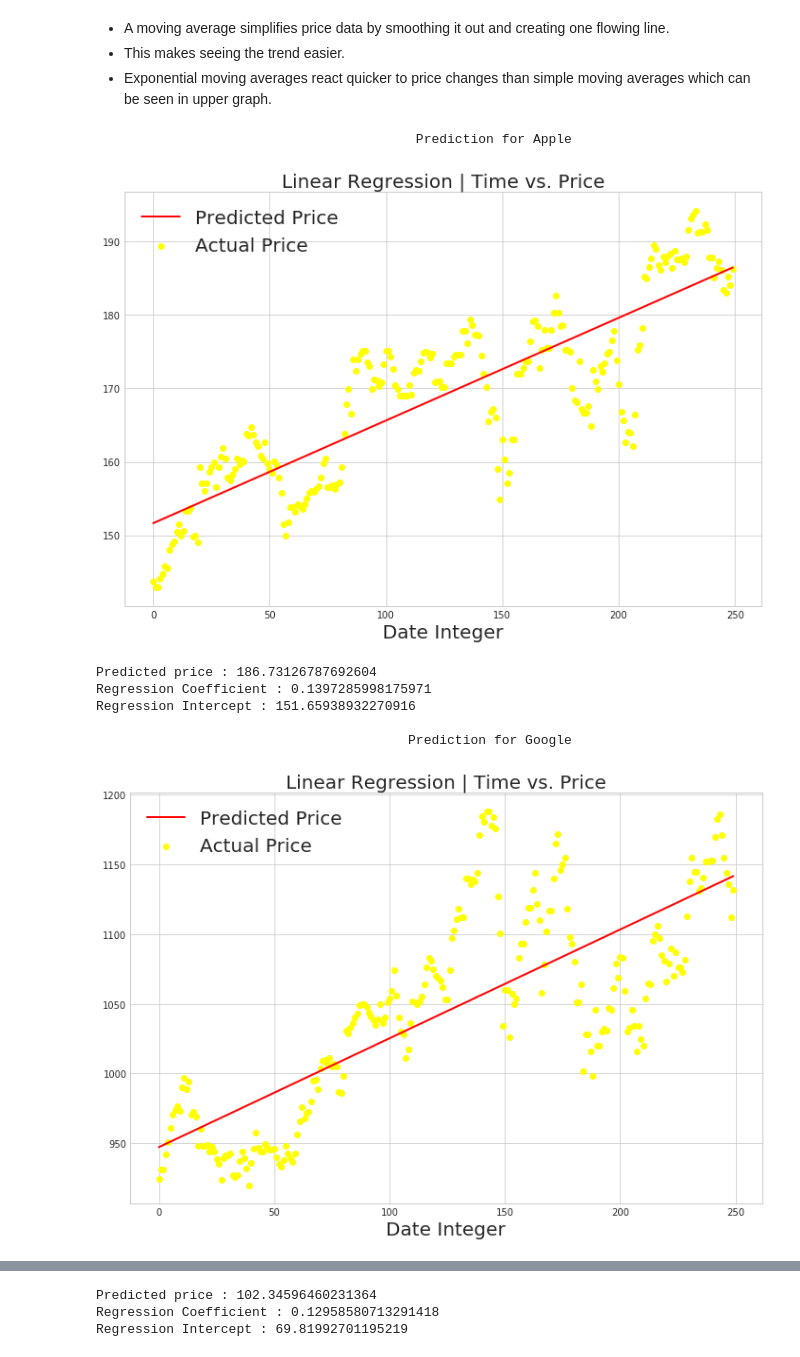
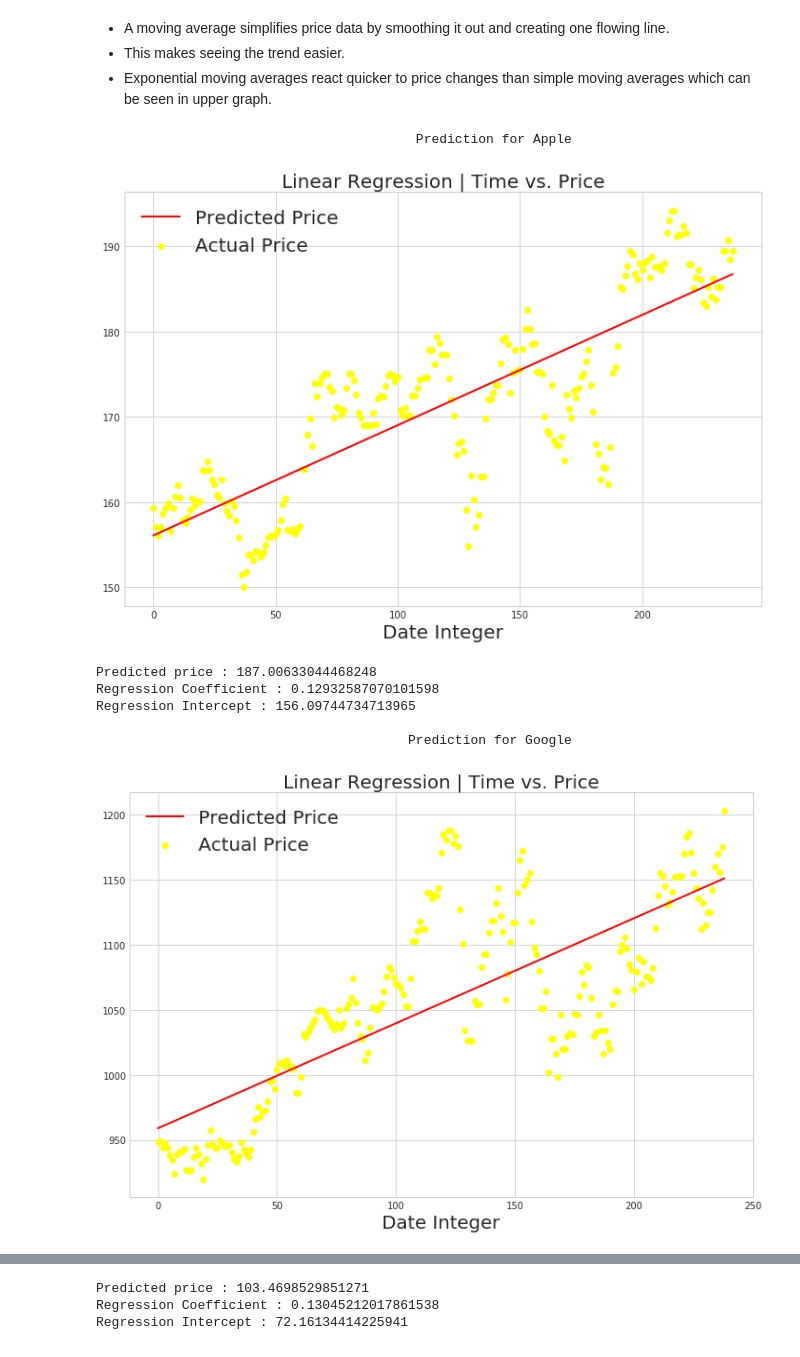
Before and after one commit to abhie-lp/FINANCE_PROJECT, a Jupyter notebook: Code.ipynb, the cells around one changed output, grey strips where cells are left out. Drawn from its saved outputs; the diff is of its cells as text; code cells hidden in the pictures.

```diff
--- a/Code.ipynb
+++ b/Code.ipynb
@@ -138,6 +145,7 @@ for i in range(3):
     companies[i]["Volume"] = companies[i]["Volume"].str.replace(",", "").astype(int)
     companies[i].fillna(method="ffill", inplace=True)
     companies[i]["Volume"].replace(0, method="ffill", inplace=True)
+    companies[i].dropna(how="any", inplace=True)
     to_csv(companies[i], abbr[i])
 # %%
 apple.head()
@@ -367,43 +371,39 @@ for i in range(3):
 from sklearn import datasets, linear_model
 from sklearn.linear_model import LinearRegression
 from sklearn.model_selection import train_test_split
-# %%
-companies = ('AAPL_data.csv','GOOGL_data.csv','MSFT_data.csv')
 # %%
 for i in range(3):
-    df = pd.read_csv(companies[i])
-    prices = df['Open'].tolist()
+    prices = companies[i]['Open']
     dates = list(reversed(range(len(prices))))
 
     #Convert to 1d Vector
     dates = np.reshape(dates, (len(dates), 1))
-    prices = np.reshape(prices, (len(prices), 1))
     regressor = LinearRegression()
     regressor.fit(dates, prices)
 
     #Visualize Results
     print('\n\033[1m',("Prediction for "+name[i]).center(100))
     fig = plt.gcf()
     fig.set_size_inches(12, 8)
     plt.scatter(dates, prices, color='yellow', label= 'Actual Price')    #plotting the initial datapoints
     plt.plot(dates, regressor.predict(dates), color='red', linewidth=2, label = 'Predicted Price')    #plotting the line made by linear regression
     plt.title('Linear Regression | Time vs. Price', fontsize=20)
     plt.legend(loc="upper left", fontsize=20)
     plt.xlabel('Date Integer', fontsize=20)
     plt.show()
 
     #Predict Price on Given Date
     date = len(dates)+1
     predicted_price =regressor.predict(date)
-    print("Predicted price :", predicted_price[0][0])
-    print("Regression Coefficient :", regressor.coef_[0][0])
-    print("Regression Intercept :", regressor.intercept_[0])
+    print("Predicted price :", predicted_price[0])
+    print("Regression Coefficient :", regressor.coef_[0])
+    print("Regression Intercept :", regressor.intercept_)
 # %% [output]
                                          Prediction for Apple
-[figure, old version]
+[figure, new version]
-Predicted price : 186.73126787692604
-Regression Coefficient : 0.1397285998175971
-Regression Intercept : 151.65938932270916
+Predicted price : 187.00633044468248
+Regression Coefficient : 0.12932587070101598
+Regression Intercept : 156.09744734713965
 
                                         Prediction for Google
-[figure, old version]
+[figure, new version]
@@ -416,3 +416,3 @@ Regression Intercept : 947.1572895617528
-Predicted price : 102.34596460231364
-Regression Coefficient : 0.12958580713291418
-Regression Intercept : 69.81992701195219
+Predicted price : 103.4698529851271
+Regression Coefficient : 0.13045212017861538
+Regression Intercept : 72.16134414225941
```
Also changed, not shown: parts of 26 cells of this notebook.
